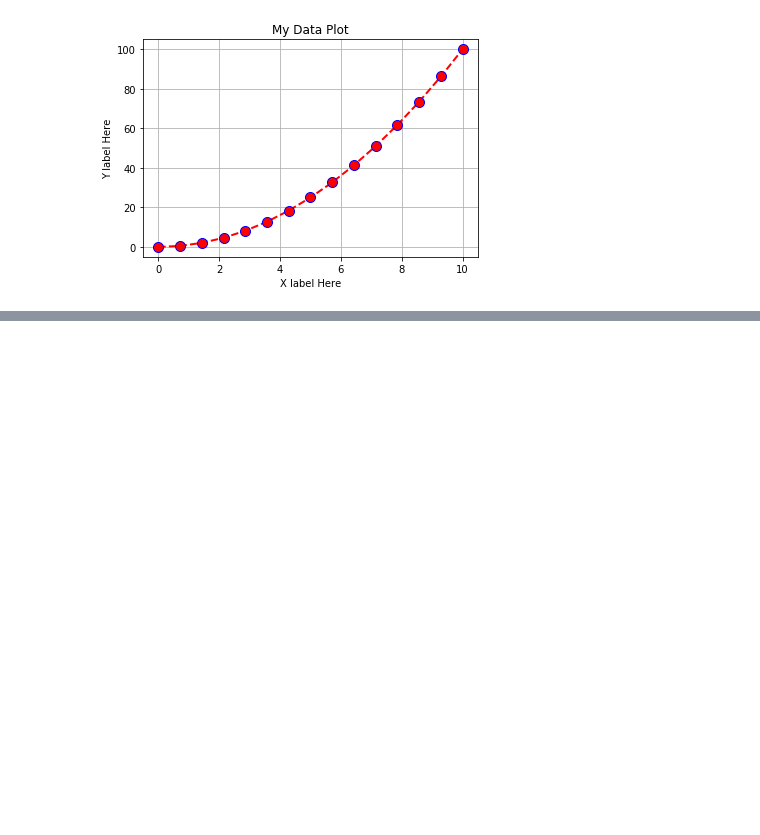
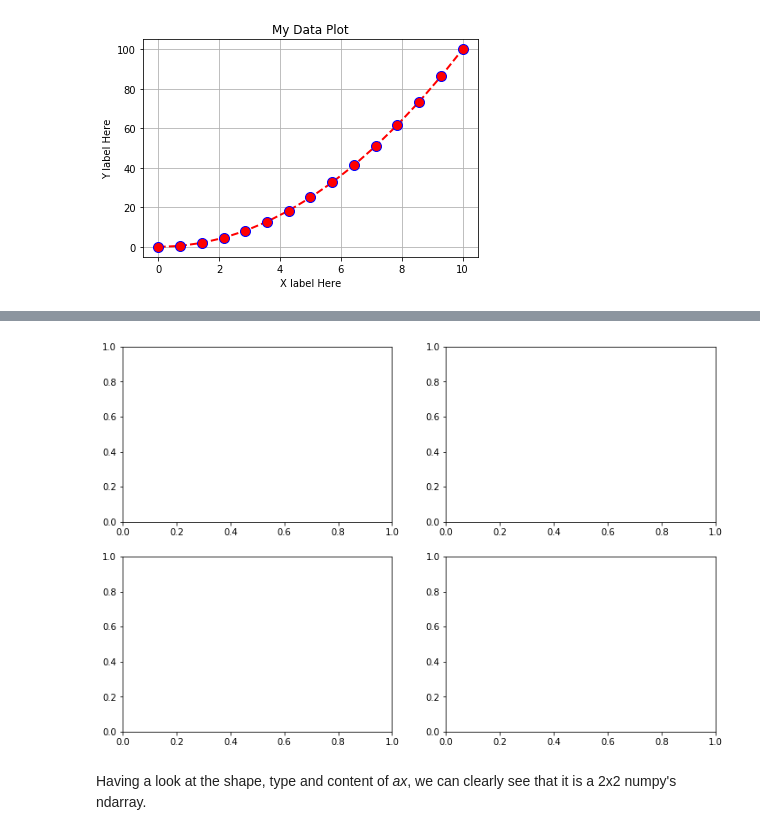
Before and after one commit to ACrazyDeveloper/Quick-Guide-to-matplotlib.pyplot-The-object-oriented-way-, a Jupyter notebook: guide_1.ipynb, the cells around one changed output, grey strips where cells are left out. Drawn from its saved outputs; the diff is of its cells as text; code cells hidden in the pictures; blank space fills up the shorter version.

Commit message:
content updated

```diff
--- a/guide_1.ipynb
+++ b/guide_1.ipynb
@@ -57,0 +78,7 @@ Text(0, 0.5, 'Y label Here')
+# %%
+fig, ax = plt.subplots(nrows=2, ncols=2, figsize=(12,8))
+# %% [output]
+[figure, added]
+# %% [markdown]
+
+Having a look at the shape, type and content of _ax_, we can clearly see that it is a 2x2 numpy's ndarray.
```
Also changed, not shown: parts of 8 cells of this notebook.
